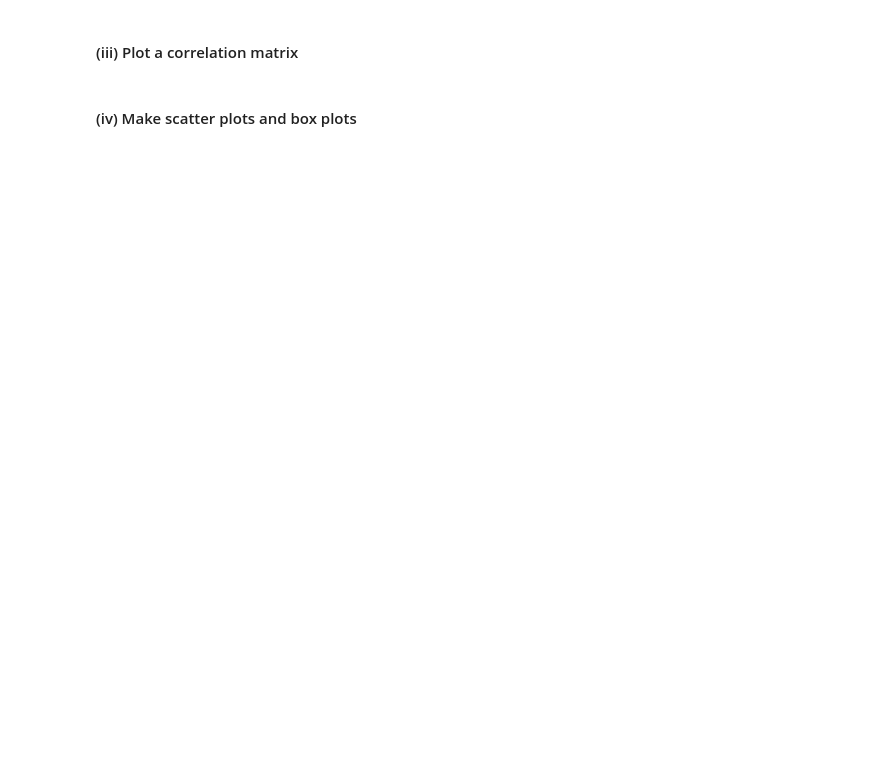
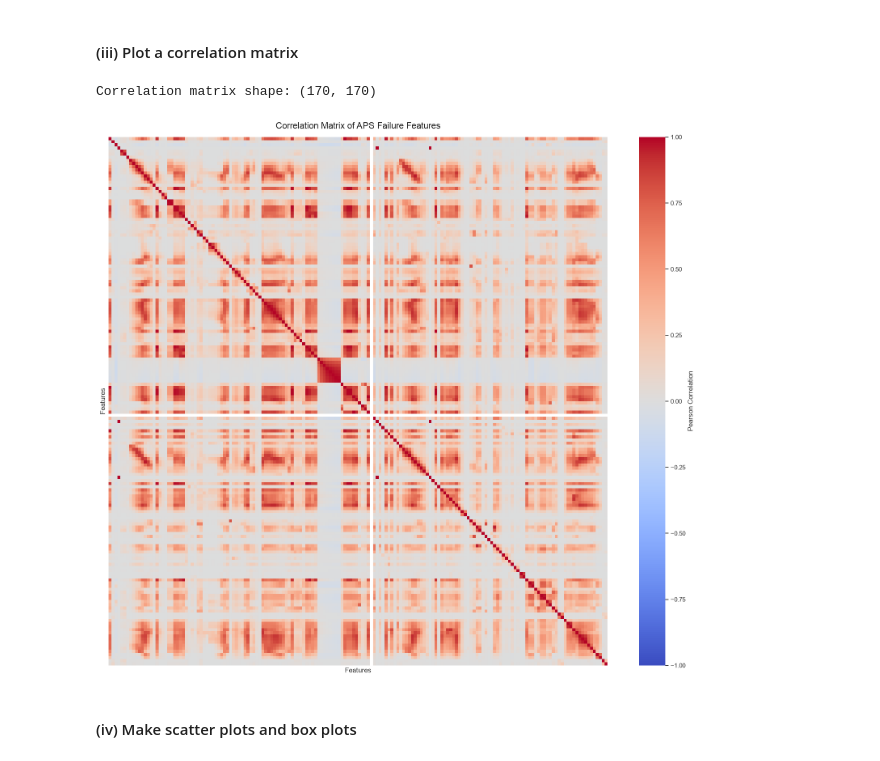
Before and after one commit to manvsatish/dsci-552-hw-6, a Jupyter notebook: notebook/Satish_Manvika_HW6.ipynb, the cells around one changed output. Drawn from its saved outputs; the diff is of its cells as text; code cells hidden in the pictures; blank space fills up the shorter version.

```diff
--- a/notebook/Satish_Manvika_HW6.ipynb
+++ b/notebook/Satish_Manvika_HW6.ipynb
@@ -39,2 +95,34 @@ Packages imported successfully.
 # %% [markdown]
 #### (ii) Calculate the coefficient of variation
+# %%
+X_train_raw = aps_train_raw.drop(columns="class") #sep predictors and encode class labels. neg = 0, pos = 1
+X_test_raw = aps_test_raw.drop(columns="class")
+y_train = aps_train_raw["class"].map({"neg": 0, "pos": 1})
+y_test = aps_test_raw["class"].map({"neg": 0, "pos": 1})
+feature_names = X_train_raw.columns.tolist()
+assert X_train_raw.shape == (60000, 170)
+assert X_test_raw.shape == (16000, 170)
+assert y_train.isna().sum() == 0
+assert y_test.isna().sum() == 0
+
+median_imputer = SimpleImputer(strategy="median") # fit median imputation using only training data
+X_train = pd.DataFrame(median_imputer.fit_transform(X_train_raw), columns=feature_names, index=X_train_raw.index)
+X_test = pd.DataFrame(median_imputer.transform(X_test_raw), columns=feature_names, index=X_test_raw.index)
+assert X_train.shape == (60000, 170)
+assert X_test.shape == (16000, 170)
+assert X_train.isna().sum().sum() == 0
+assert X_test.isna().sum().sum() == 0
+
+print("Training missing values after imputation:", int(X_train.isna().sum().sum()))
+print("Testing missing values after imputation:", int(X_test.isna().sum().sum()))
+
+feature_means = X_train.mean() # calc cv = sample standard deviation / mean for every ft
+feature_sample_std = X_train.std(ddof=1)
+feature_cv = feature_sample_std / feature_means
+
+cv_table = pd.DataFrame({"Mean": feature_means, "Sample Standard Deviation": feature_sample_std, "CV": feature_cv}).sort_values("CV", ascending=False)
+assert cv_table.shape == (170, 3)
+
+print("\nCoefficient of variation calculated for",len(cv_table), "features.")
+print("\nTop 20 features by CV:")
+display(cv_table.head(20).round(4))
@@ -41,4 +153,20 @@ Packages imported successfully.
 # %% [markdown]
 #### (iii) Plot a correlation matrix
+# %%
+correlation_matrix = X_train.corr() #calc the feature correlation matrix using training set
+
+assert correlation_matrix.shape == (170, 170)
+print("Correlation matrix shape:", correlation_matrix.shape)
+
+plt.figure(figsize=(16, 14))
+sns.heatmap(correlation_matrix, cmap="coolwarm", center=0, vmin=-1, vmax=1, xticklabels=False, yticklabels=False, cbar_kws={"label": "Pearson Correlation"})
+plt.title("Correlation Matrix of APS Failure Features", fontsize=16, pad=15)
+plt.xlabel("Features")
+plt.ylabel("Features")
+plt.tight_layout()
+plt.show()
+# %% [output]
+Correlation matrix shape: (170, 170)
+[figure, added]
 # %% [markdown]
 #### (iv) Make scatter plots and box plots
```
Also changed, not shown: parts of 7 cells of this notebook.
